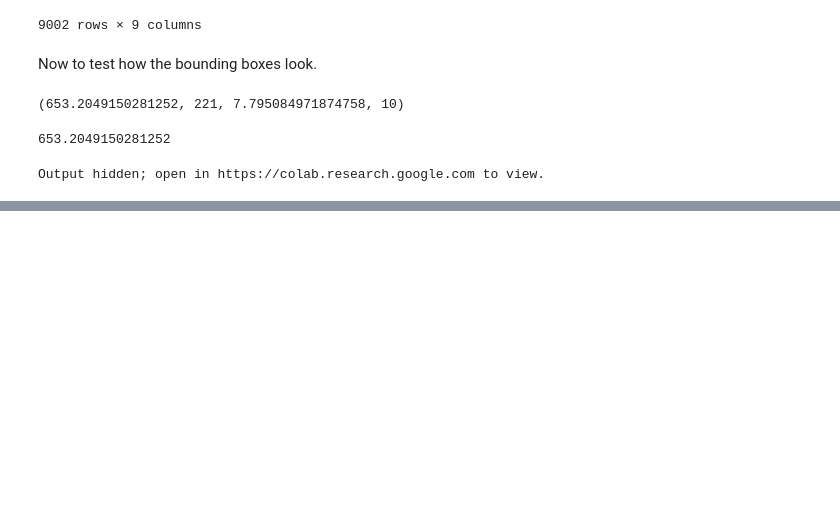
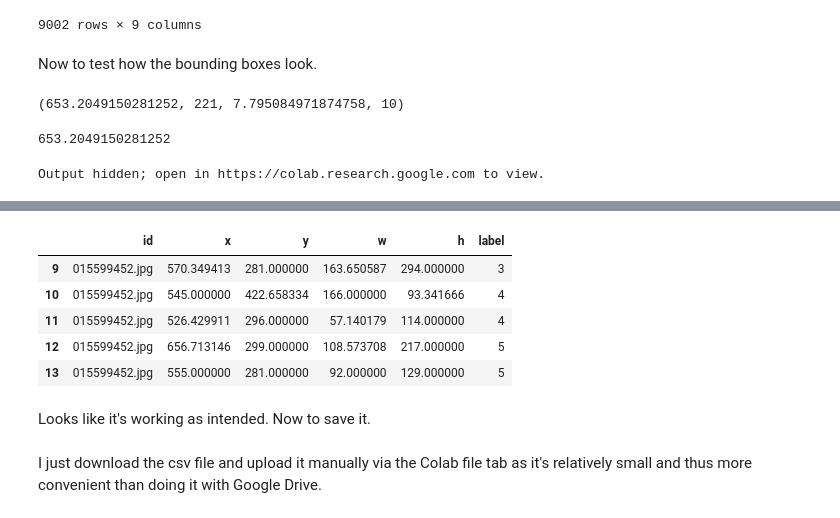
Before and after one commit to hhenry01/ML-Motion-Blur, a Jupyter notebook: Limb Detection/Add Bounding Boxes.ipynb, the cells around one changed output, grey strips where cells are left out. Cells and saved outputs as stored; diff of their text form; code cells hidden in the pictures; blank space fills up the shorter version.

```diff
--- a/Limb Detection/Add Bounding Boxes.ipynb
+++ b/Limb Detection/Add Bounding Boxes.ipynb
@@ -276,0 +350,12 @@ From the samples above, it's obvious that they're not as good as what someone ma
+# %%
+records = newDF[newDF['id'] == '015599452.jpg']
+records
+# %% [output]
+|  | id | x | y | w | h | label |
+| 9 | 015599452.jpg | 570.349413 | 281.000000 | 163.650587 | 294.000000 | 3 |
+| 10 | 015599452.jpg | 545.000000 | 422.658334 | 166.000000 | 93.341666 | 4 |
+| 11 | 015599452.jpg | 526.429911 | 296.000000 | 57.140179 | 114.000000 | 4 |
+| 12 | 015599452.jpg | 656.713146 | 299.000000 | 108.573708 | 217.000000 | 5 |
+| 13 | 015599452.jpg | 555.000000 | 281.000000 | 92.000000 | 129.000000 | 5 |
+# %% [markdown]
+Looks like it's working as intended. Now to save it.
@@ -276,0 +364,2 @@ From the samples above, it's obvious that they're not as good as what someone ma
+# %% [markdown]
+I just download the csv file and upload it manually via the Colab file tab as it's relatively small and thus more convenient than doing it with Google Drive.
```
Also changed, not shown: parts of 4 cells of this notebook, 1 other file.
